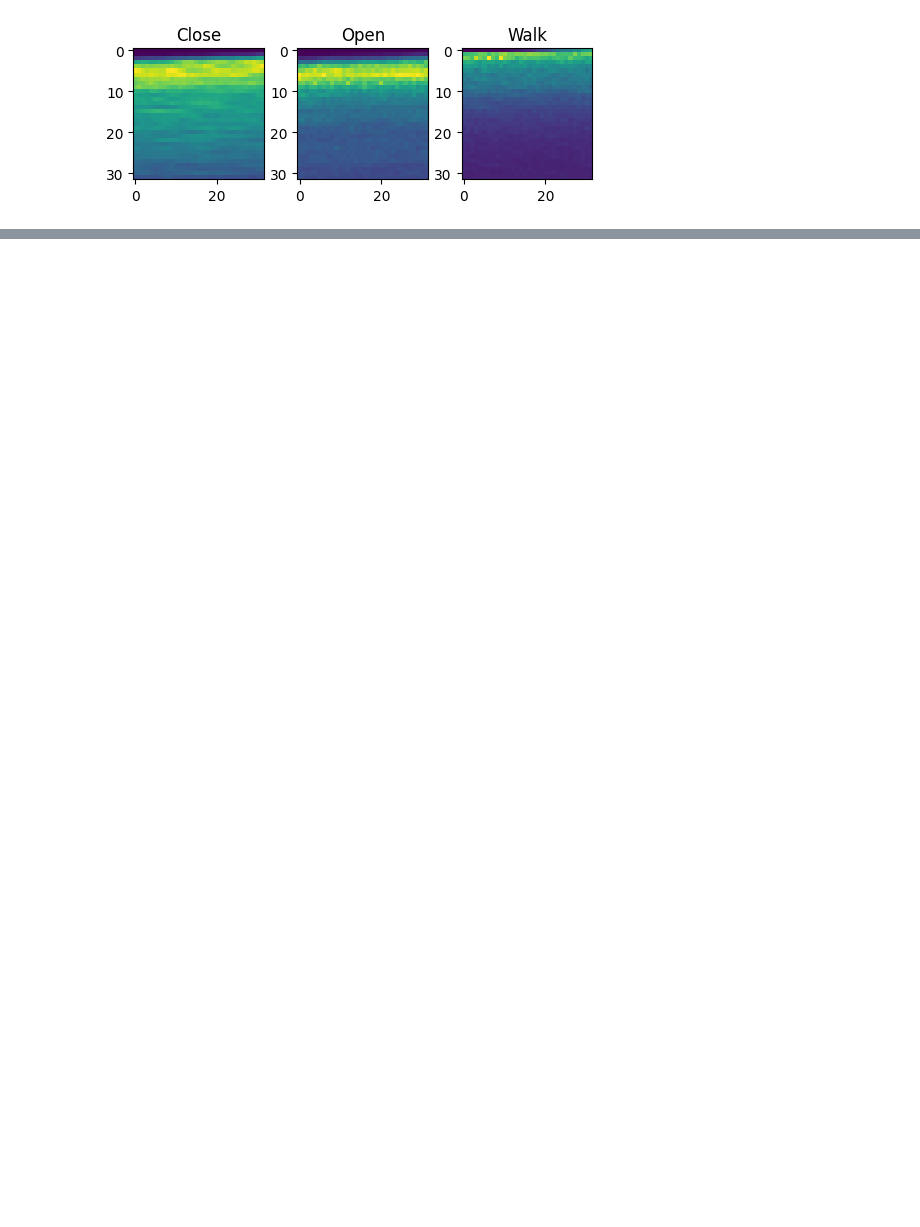
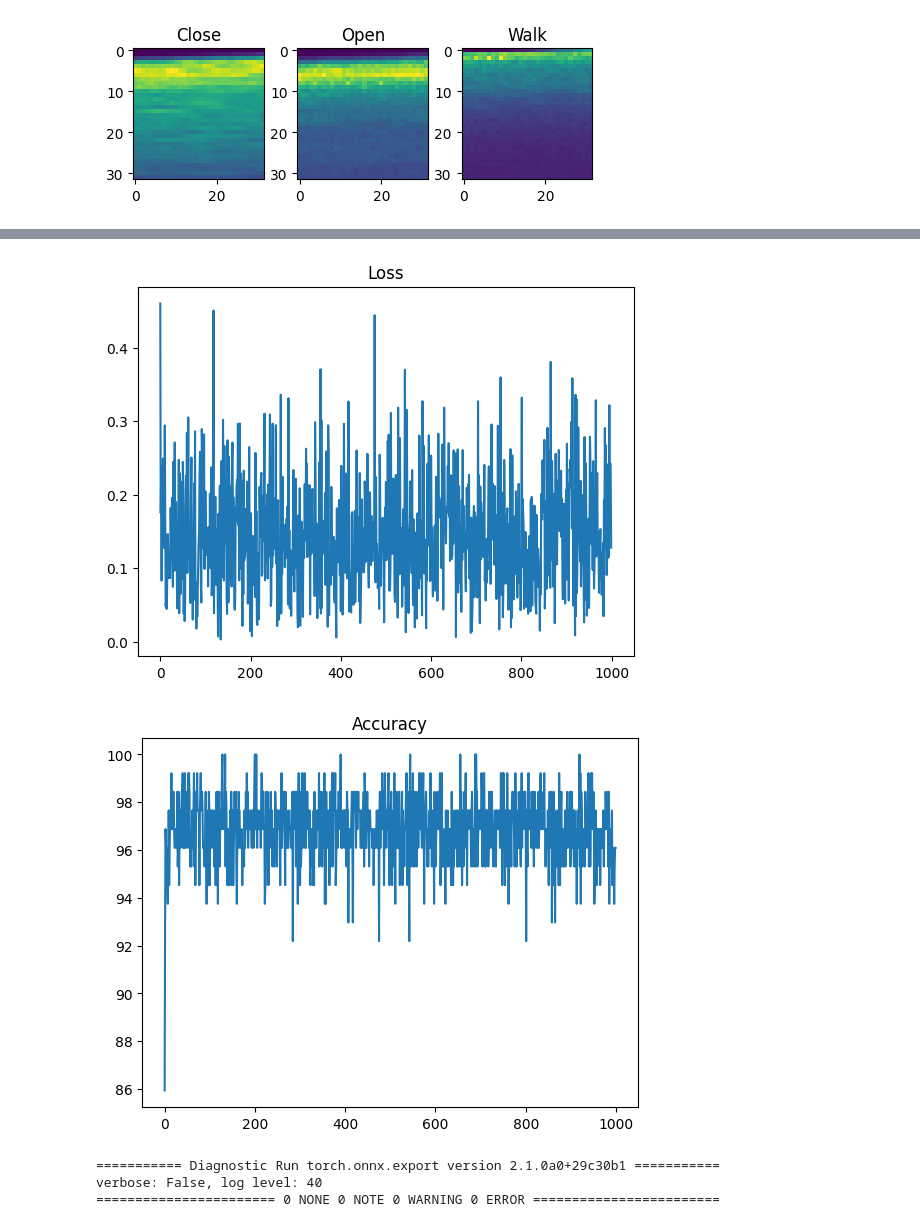
Before and after one commit to Piorosen/recognizing-human-using-fft, a Jupyter notebook: test.ipynb, the cells around one changed output, grey strips where cells are left out. Cells and saved outputs as stored; diff of their text form; code cells hidden in the pictures; blank space fills up the shorter version.

```diff
--- a/test.ipynb
+++ b/test.ipynb
@@ -132,7 +130,6 @@ def train(model, device, train_loader, optimizer, epoch):
             print('Train Epoch: {} [{}/{} ({:.0f}%)]\tLoss: {:.6f}'.format(
                 epoch, idx * len(data), len(train_loader),
                 100. * idx / len(train_loader), loss.item()))
-
 
 def test(model, device, test_loader):
     model.eval()
@@ -155,6 +152,7 @@ def test(model, device, test_loader):
     print('\nTest set: Average loss: {:.4f}, Accuracy: {}/{} ({:.0f}%)\n'.format(
         test_loss, correct, len(test_loader),
         100. * correct / len(test_loader)))
+    return (test_loss, 100. * correct / len(test_loader))
 # %%
 def draw_conv(data):
     raw_sum = data[0]['data']
@@ -257,15 +271,18 @@ val = int(len(vv1) / 5 * 4)
 train_set = vv1[:val]
 test_set = vv1[val:]
 
-for epoch in range(100):
+loss = []
+acc = []
+
+
+for epoch in range(1000):
     random.shuffle(vv1)
     random.shuffle(train_set)
     random.shuffle(test_set)
-
     train(model, device, vv1[:val], optimizer, epoch)
-    test(model, device, vv1[val:])
-
+    l, a = test(model, device, vv1[val:])
+    loss.append(l)
+    acc.append(a)
     scheduler.step()
-
 torch.save(model.state_dict(), "mnist_cnn.pt")
 # %% [output]
@@ -291,0 +312,28 @@ Test set: Average loss: 0.0700, Accuracy: 126/128 (98%)
+# %%
+
+plt.title("Loss")
+plt.plot(loss)
+plt.show()
+
+plt.title("Accuracy")
+plt.plot(acc)
+plt.show()
+# %% [output]
+[figure, added]
+[figure, added]
+# %%
+
+# 모델 변환
+torch.onnx.export(m,               # 실행될 모델
+                  x,                         # 모델 입력값 (튜플 또는 여러 입력값들도 가능)
+                  "sss.onnx",   # 모델 저장 경로 (파일 또는 파일과 유사한 객체 모두 가능)
+                  export_params=True,        # 모델 파일 안에 학습된 모델 가중치를 저장할지의 여부
+                  opset_version=8,          # 모델을 변환할 때 사용할 ONNX 버전
+                  do_constant_folding=True,  # 최적화시 상수폴딩을 사용할지의 여부
+                  input_names = ['input'],   # 모델의 입력값을 가리키는 이름
+                  output_names = ['output'], # 모델의 출력값을 가리키는 이름
+                  )
+# %% [output]
+=========== Diagnostic Run torch.onnx.export version 2.1.0a0+29c30b1 ===========
+verbose: False, log level: 40
+======================= 0 NONE 0 NOTE 0 WARNING 0 ERROR ========================
```
Also changed, not shown: parts of 9 cells of this notebook, 1 other file.
